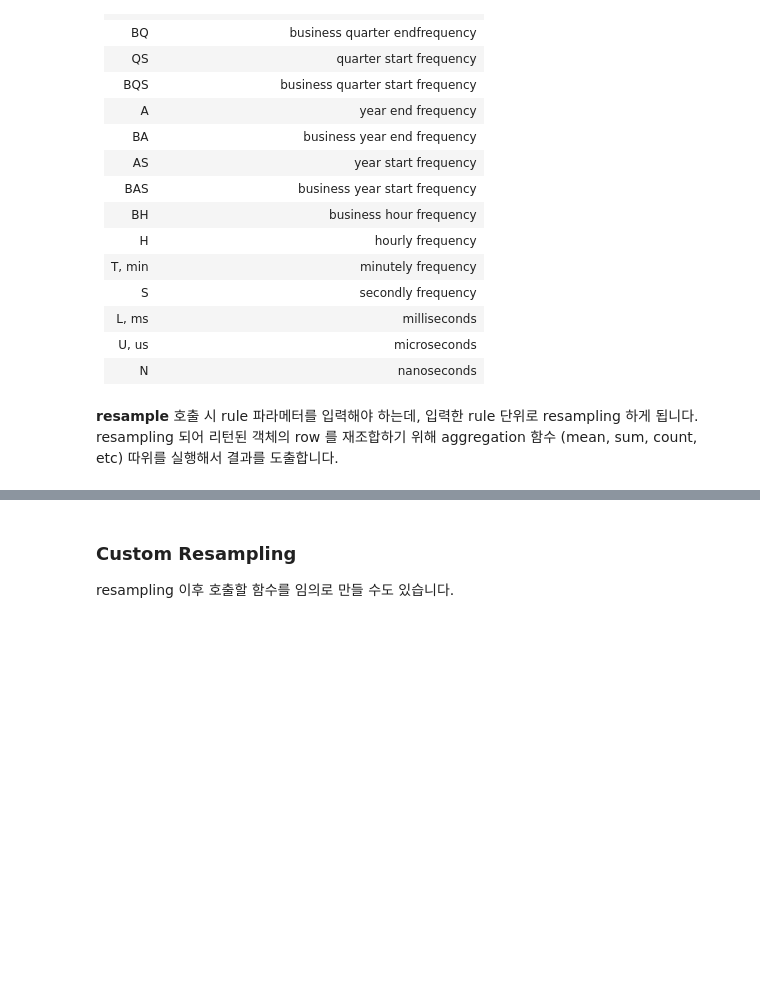
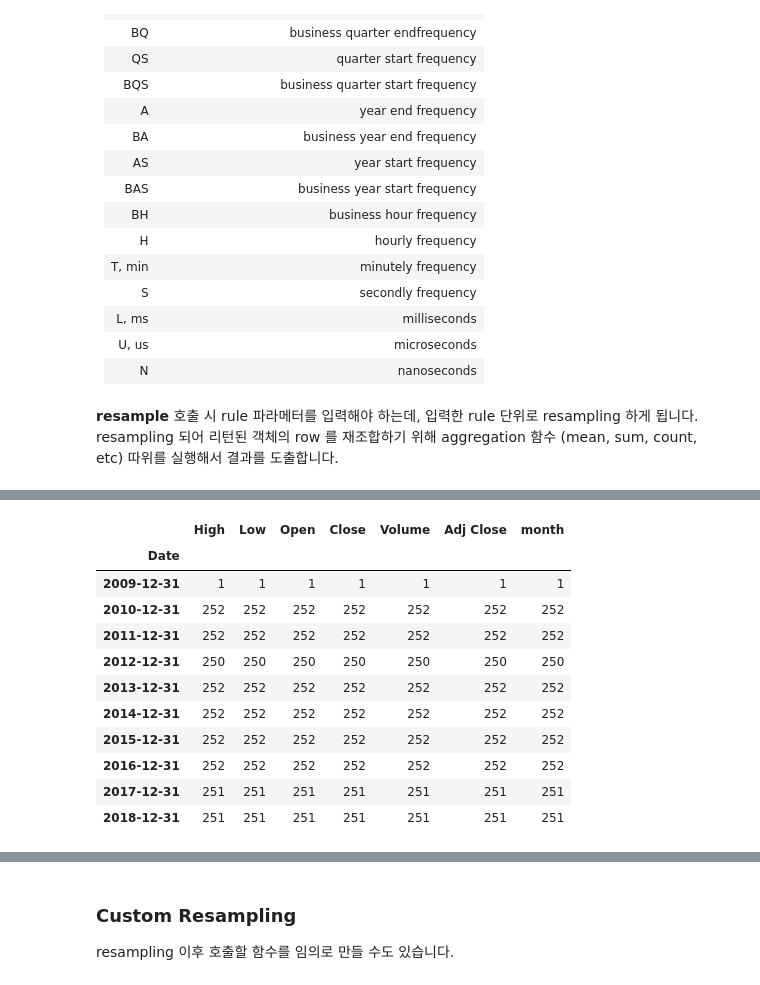
Before and after one commit to HyeonhoonLee/TSA_pandas, a Jupyter notebook: 02_Time_Resampling.ipynb, the cells around one changed output, grey strips where cells are left out. Saved outputs shown, nothing was run; the diff lists cells and outputs as text; code cells hidden in the pictures; blank space fills up the shorter version.

```diff
--- a/02_Time_Resampling.ipynb
+++ b/02_Time_Resampling.ipynb
@@ -249,3 +272,18 @@ df.resample(rule='A').mean()
 | 2016-12-31 | 105.427183 | 103.690278 | 104.507778 | 104.604008 | 3.841516e+07 | 100.449894 | 6.555556 |
 | 2017-12-31 | 151.406056 | 149.487650 | 150.444900 | 150.551075 | 2.713317e+07 | 147.299024 | 6.533865 |
 | 2018-12-31 | 190.994104 | 187.183506 | 189.096056 | 189.053427 | 3.401588e+07 | 187.788261 | 6.505976 |
+# %%
+df.resample('A').count()
+# %% [output]
+|  | High | Low | Open | Close | Volume | Adj Close | month |
+| Date |  |  |  |  |  |  |  |
+| 2009-12-31 | 1 | 1 | 1 | 1 | 1 | 1 | 1 |
+| 2010-12-31 | 252 | 252 | 252 | 252 | 252 | 252 | 252 |
+| 2011-12-31 | 252 | 252 | 252 | 252 | 252 | 252 | 252 |
+| 2012-12-31 | 250 | 250 | 250 | 250 | 250 | 250 | 250 |
+| 2013-12-31 | 252 | 252 | 252 | 252 | 252 | 252 | 252 |
+| 2014-12-31 | 252 | 252 | 252 | 252 | 252 | 252 | 252 |
+| 2015-12-31 | 252 | 252 | 252 | 252 | 252 | 252 | 252 |
+| 2016-12-31 | 252 | 252 | 252 | 252 | 252 | 252 | 252 |
+| 2017-12-31 | 251 | 251 | 251 | 251 | 251 | 251 | 251 |
+| 2018-12-31 | 251 | 251 | 251 | 251 | 251 | 251 | 251 |
```
Also changed, not shown: parts of 24 cells of this notebook.
